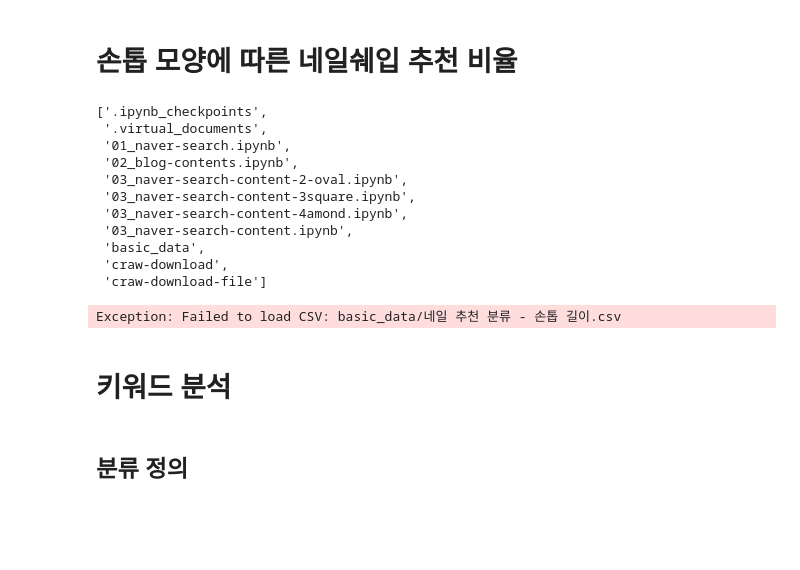
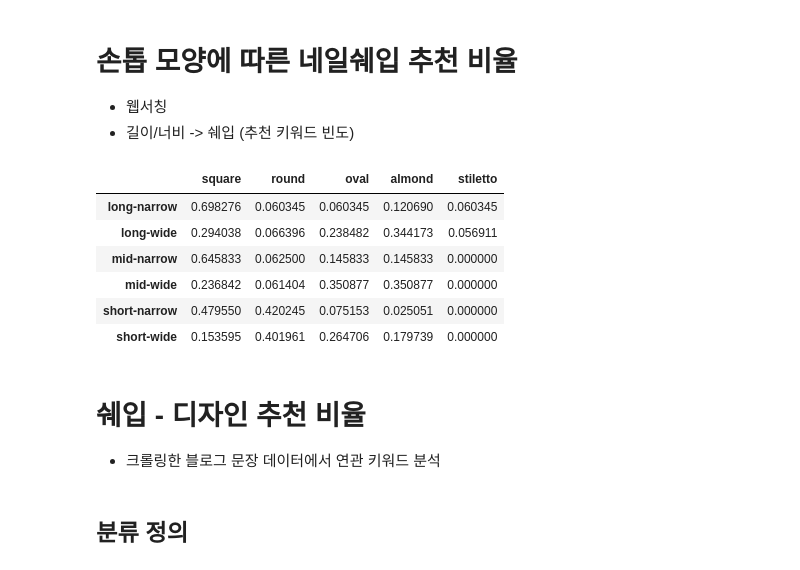
Before and after one commit to jihwanhuh/nail-recommend, a Jupyter notebook: nail_rlue/04_keyword-analysis.ipynb, the cells around one changed output. Saved outputs shown, nothing was run; the diff lists cells and outputs as text; code cells hidden in the pictures; blank space fills up the shorter version.

```diff
--- a/nail_rlue/04_keyword-analysis.ipynb
+++ b/nail_rlue/04_keyword-analysis.ipynb
@@ -1,21 +1,7 @@
 # %% [markdown]
 # 손톱 모양에 따른 네일쉐입 추천 비율
+- 웹서칭
+- 길이/너비 -> 쉐입 (추천 키워드 빈도)
-# %%
-import os
-os.getcwd()
-os.listdir()
-# %% [output]
-['.ipynb_checkpoints',
- '.virtual_documents',
- '01_naver-search.ipynb',
- '02_blog-contents.ipynb',
- '03_naver-search-content-2-oval.ipynb',
- '03_naver-search-content-3square.ipynb',
- '03_naver-search-content-4amond.ipynb',
- '03_naver-search-content.ipynb',
- 'basic_data',
- 'craw-download',
- 'craw-download-file']
 # %%
 import pandas as pd
 
@@ -44,7 +30,7 @@ df_area = load_csv(area_path)
 
 # 3) 전처리
 # 유지할 5가지 네일 쉐입
-shapes = ["square", "round", "oval", "squoval", "almond"]
+shapes = ["square", "round", "oval", "almond", "stiletto"]
 
 # 길이 짧은/중간/긴 값만 남김
 df_len = df_len[~df_len["길이"].isin(["보편적"])]
@@ -94,36 +80,43 @@ def combine(length_p, area_p, alpha=0.7, beta=0.3):
     for s in shapes:
         L = length_p.get(s, 0)
         A = area_p.get(s, 0)
 
         base  = (L + A) / 2
         inter = min(L, A)
         final = alpha * base + beta * inter
 
         result[s] = final
 
     # 정규화
     total = sum(result.values())
     return {s: result[s] / total for s in shapes}
 
 # 6) 길이 × 면적 모든 조합 계산
 all_combos = {}
 
 for length_cond, len_freq in length_freq.items():
     for area_cond, are_freq in area_freq.items():
         key = f"{length_cond}-{area_cond}"
         all_combos[key] = combine(len_freq, are_freq)
 
 # 7) 결과를 DataFrame으로 변환
 df_result = pd.DataFrame(all_combos).T
 df_result
 
 # 8) 엑셀 저장
 #df_result.to_excel("네일쉐입_추천비율_결과.xlsx")
 #print("\n엑셀 저장 완료: 네일쉐입_추천비율_결과.xlsx")
 # %% [output]
-Exception: Failed to load CSV: basic_data/네일 추천 분류 - 손톱 길이.csv
+|  | square | round | oval | almond | stiletto |
+| long-narrow | 0.698276 | 0.060345 | 0.060345 | 0.120690 | 0.060345 |
+| long-wide | 0.294038 | 0.066396 | 0.238482 | 0.344173 | 0.056911 |
+| mid-narrow | 0.645833 | 0.062500 | 0.145833 | 0.145833 | 0.000000 |
+| mid-wide | 0.236842 | 0.061404 | 0.350877 | 0.350877 | 0.000000 |
+| short-narrow | 0.479550 | 0.420245 | 0.075153 | 0.025051 | 0.000000 |
+| short-wide | 0.153595 | 0.401961 | 0.264706 | 0.179739 | 0.000000 |
 # %% [markdown]
-# 키워드 분석
+# 쉐입 - 디자인 추천 비율
+- 크롤링한 블로그 문장 데이터에서 연관 키워드 분석
 # %% [markdown]
 ## 분류 정의
 # %% [markdown]
```
Also changed, not shown: parts of 14 cells of this notebook, 1 other file.
